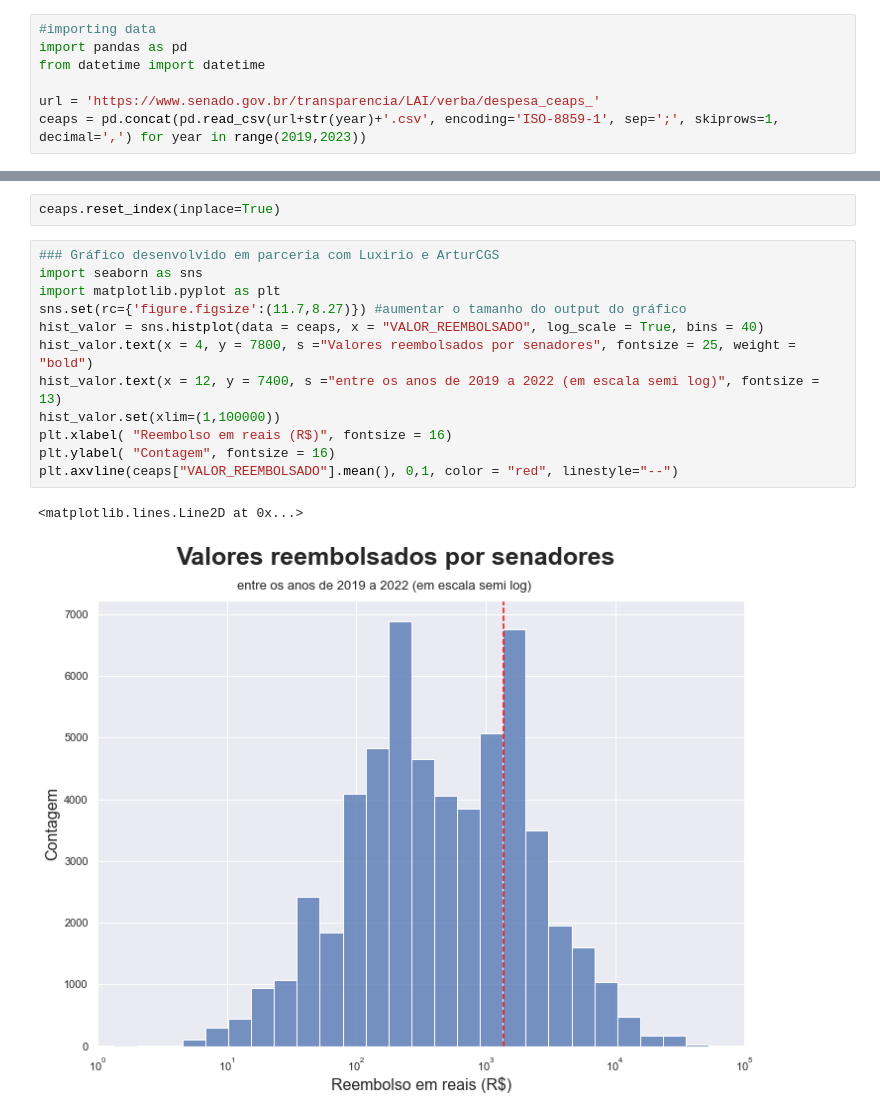
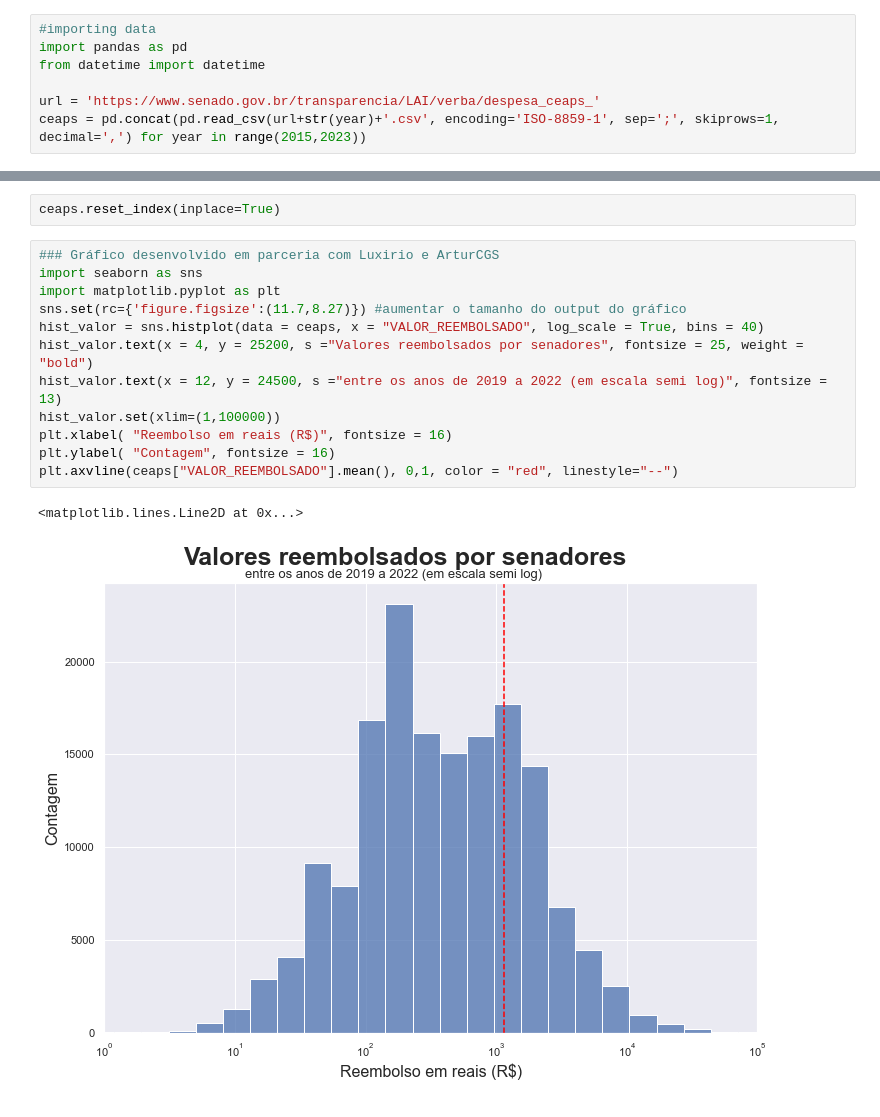
Before and after one commit to Victorium07/7DaysOfCode_Alura, a Jupyter notebook: SevenDaysOfCodeAlura.ipynb, the cells around one changed output, grey strips where cells are left out. Drawn from its saved outputs; the diff is of its cells as text.

```diff
--- a/SevenDaysOfCodeAlura.ipynb
+++ b/SevenDaysOfCodeAlura.ipynb
@@ -7,7 +7,7 @@ import pandas as pd
 from datetime import datetime
 
 url = 'https://www.senado.gov.br/transparencia/LAI/verba/despesa_ceaps_'
-ceaps = pd.concat(pd.read_csv(url+str(year)+'.csv', encoding='ISO-8859-1', sep=';', skiprows=1, decimal=',') for year in range(2019,2023))
+ceaps = pd.concat(pd.read_csv(url+str(year)+'.csv', encoding='ISO-8859-1', sep=';', skiprows=1, decimal=',') for year in range(2015,2023))
 # %%
 #informações gerais
 ceaps.info()
@@ -59,15 +59,15 @@ ceaps.reset_index(inplace=True)
 # %%
 ### Gráfico desenvolvido em parceria com Luxirio e ArturCGS
 import seaborn as sns
 import matplotlib.pyplot as plt
 sns.set(rc={'figure.figsize':(11.7,8.27)}) #aumentar o tamanho do output do gráfico
 hist_valor = sns.histplot(data = ceaps, x = "VALOR_REEMBOLSADO", log_scale = True, bins = 40)
-hist_valor.text(x = 4, y = 7800, s ="Valores reembolsados por senadores", fontsize = 25, weight = "bold")
-hist_valor.text(x = 12, y = 7400, s ="entre os anos de 2019 a 2022 (em escala semi log)", fontsize = 13)
+hist_valor.text(x = 4, y = 25200, s ="Valores reembolsados por senadores", fontsize = 25, weight = "bold")
+hist_valor.text(x = 12, y = 24500, s ="entre os anos de 2019 a 2022 (em escala semi log)", fontsize = 13)
 hist_valor.set(xlim=(1,100000))
 plt.xlabel( "Reembolso em reais (R$)", fontsize = 16)
 plt.ylabel( "Contagem", fontsize = 16)
 plt.axvline(ceaps["VALOR_REEMBOLSADO"].mean(), 0,1, color = "red", linestyle="--")
 # %% [output]
 <matplotlib.lines.Line2D at 0x...>
-[figure, old version]
+[figure, new version]
```
Also changed, not shown: parts of 1 cell of this notebook.
